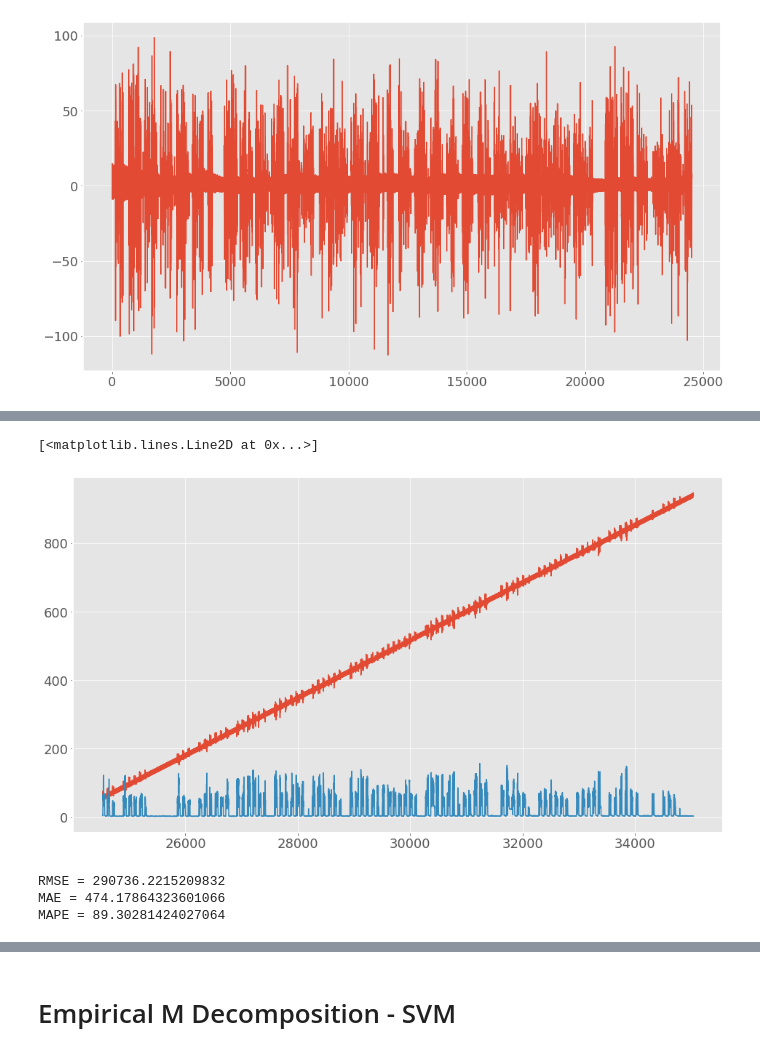
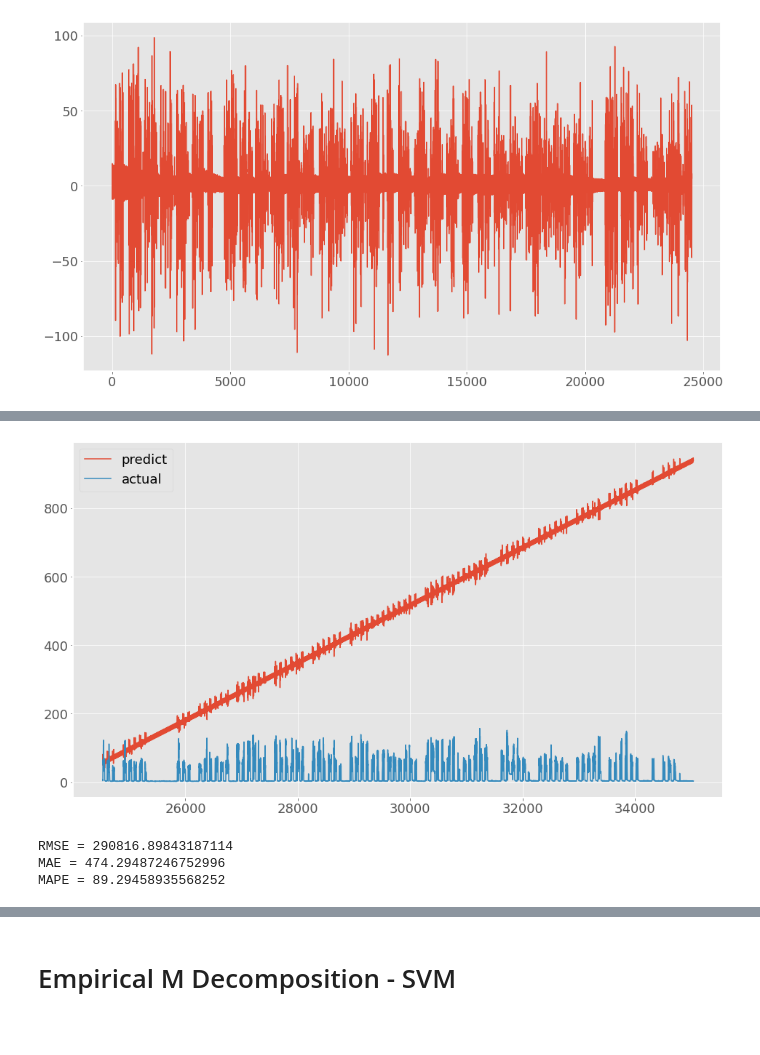
Before and after one commit to ImPerplexed/Thesis_212_BuiTuanKiet, a Jupyter notebook: thesis.ipynb, the cells around one changed output, grey strips where cells are left out. Saved outputs shown, nothing was run; the diff lists cells and outputs as text; code cells hidden in the pictures.

```diff
--- a/thesis.ipynb
+++ b/thesis.ipynb
@@ -268,21 +304,23 @@ plt.show()
 # %%
-hw_SVR = SVR(kernel = 'rbf', C= 0.5, gamma= 'scale')
+hw_SVR = SVR(kernel = 'rbf', C= 10, gamma= 0.01)
 hw_SVR.fit(df_train.values, holt_winter.resid)
 
 hw_SVR_fc = hw_SVR.predict(np.array(df_test))
 # print(arimia_SVR)
 # %%
-plt.plot(hw_SVR_fc+hw_fc)
-plt.plot(test)
+plt.plot(hw_SVR_fc+hw_fc, label = 'predict')
+plt.plot(test, label = 'actual')
+plt.legend()
+plt.savefig('HWSVR')
+plt.show()
 # %% [output]
-[<matplotlib.lines.Line2D at 0x...>]
-[figure, old version]
+[figure, new version]
 # %%
 RMSE_hw_SVR = mean_squared_error(test, hw_SVR_fc+hw_fc)
 MAE_hw_SVR  =mean_absolute_error(test, hw_SVR_fc+hw_fc)
 MAPE_hw_SVR = mean_absolute_percentage_error(test, hw_SVR_fc+hw_fc)
 print('RMSE = {}'.format(RMSE_hw_SVR), '\nMAE = {}'.format(MAE_hw_SVR), '\nMAPE = {}'.format(MAPE_hw_SVR))
 # %% [output]
-RMSE = 290736.2215209832
-MAE = 474.17864323601066
-MAPE = 89.30281424027064
+RMSE = 290816.89843187114
+MAE = 474.29487246752996
+MAPE = 89.29458935568252
```
Also changed, not shown: parts of 18 cells of this notebook.
